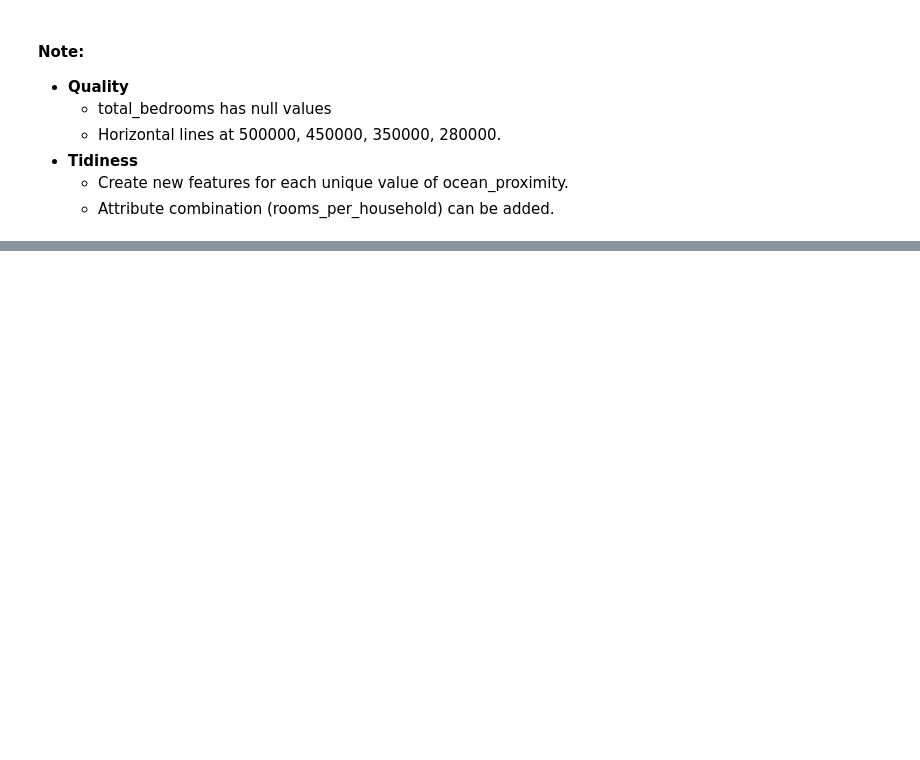
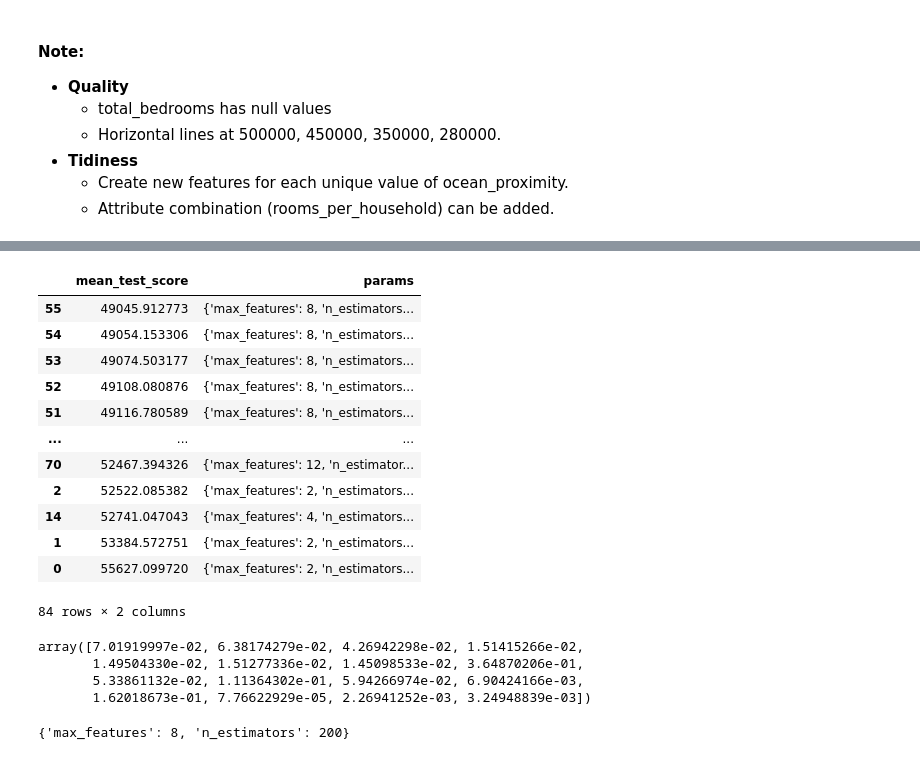
Before and after one commit to Smit6/california-housing-price-prediction, a Jupyter notebook: housing-price-prediction.ipynb, the cells around one changed output, grey strips where cells are left out. Saved outputs shown, nothing was run; the diff lists cells and outputs as text; code cells hidden in the pictures; blank space fills up the shorter version.

```diff
--- a/housing-price-prediction.ipynb
+++ b/housing-price-prediction.ipynb
@@ -397,0 +694,31 @@ housing.describe()
+# %%
+grid_search_result = pd.DataFrame(grid_search.cv_results_)[['mean_test_score', 'params']].copy()
+grid_search_result.mean_test_score =  np.sqrt(-grid_search_result.mean_test_score)
+grid_search_result.columns = ['mean_test_score', 'params']
+grid_search_result.sort_values(by = ['mean_test_score'])
+# %% [output]
+|  | mean_test_score | params |
+| 55 | 49045.912773 | {'max_features': 8, 'n_estimators... |
+| 54 | 49054.153306 | {'max_features': 8, 'n_estimators... |
+| 53 | 49074.503177 | {'max_features': 8, 'n_estimators... |
+| 52 | 49108.080876 | {'max_features': 8, 'n_estimators... |
+| 51 | 49116.780589 | {'max_features': 8, 'n_estimators... |
+| ... | ... | ... |
+| 70 | 52467.394326 | {'max_features': 12, 'n_estimator... |
+| 2 | 52522.085382 | {'max_features': 2, 'n_estimators... |
+| 14 | 52741.047043 | {'max_features': 4, 'n_estimators... |
+| 1 | 53384.572751 | {'max_features': 2, 'n_estimators... |
+| 0 | 55627.099720 | {'max_features': 2, 'n_estimators... |
+84 rows × 2 columns
+# %%
+feature_importances = grid_search.best_estimator_.feature_importances_
+feature_importances
+# %% [output]
+array([7.01919997e-02, 6.38174279e-02, 4.26942298e-02, 1.51415266e-02,
+       1.49504330e-02, 1.51277336e-02, 1.45098533e-02, 3.64870206e-01,
+       5.33861132e-02, 1.11364302e-01, 5.94266974e-02, 6.90424166e-03,
+       1.62018673e-01, 7.76622929e-05, 2.26941252e-03, 3.24948839e-03])
+# %%
+grid_search.best_params_
+# %% [output]
+{'max_features': 8, 'n_estimators': 200}
```
Also changed, not shown: parts of 36 cells of this notebook.
